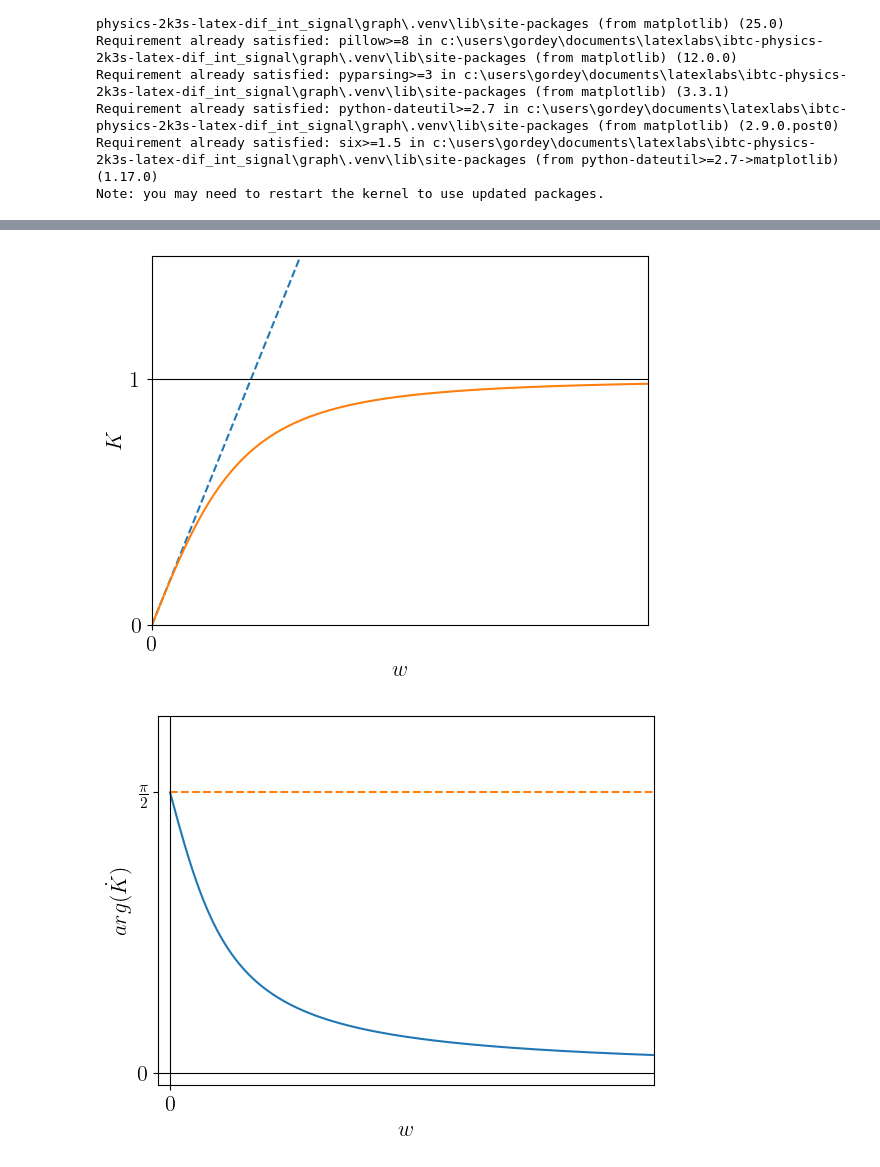
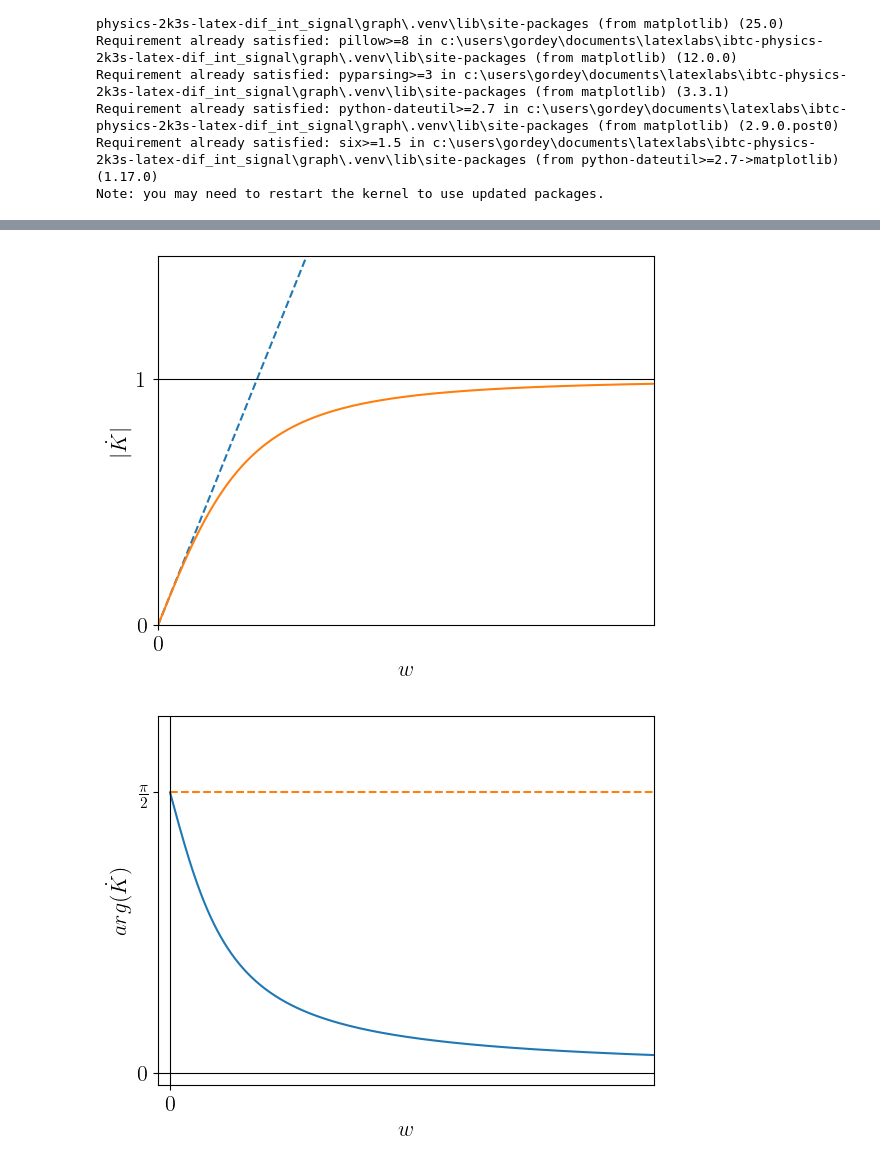
Before and after one commit to SerKin0/IBTC-physics-2k3s-latex-dif_int_signal, a Jupyter notebook: graph/charts/main.ipynb, the cells around one changed output, grey strips where cells are left out. Saved outputs shown, nothing was run; the diff lists cells and outputs as text; code cells hidden in the pictures.

```diff
--- a/graph/charts/main.ipynb
+++ b/graph/charts/main.ipynb
@@ -78,24 +78,24 @@ def Phi(w):
 # %%
 w = np.linspace(0, 0.2, 1000)
 
 y_k = [K(w_) for w_ in w]
 y_w = [w_ * C * R for w_ in w]
 
 plt.plot(w, y_w, linestyle='dashed')
 plt.plot(w, y_k)
 plt.plot([0, 0.2], [1, 1], linewidth='0.8', color='black')
 
 plt.xlim(0, 0.1)
 plt.ylim(0, 1.5)
 
 plt.yticks([0, 1], ['0', '1'])
 plt.xticks([0], [0])
 plt.xlabel('$w$')
-plt.ylabel('$K$')
+plt.ylabel('$|\dot K|$')
 
 plt.savefig('3.pdf', dpi=300, transparent=True)
 # %% [output]
-[figure, old version]
+[figure, new version]
 # %%
 w = np.linspace(0, 0.2, 1000)
 
```
Also changed, not shown: parts of 2 cells of this notebook.
